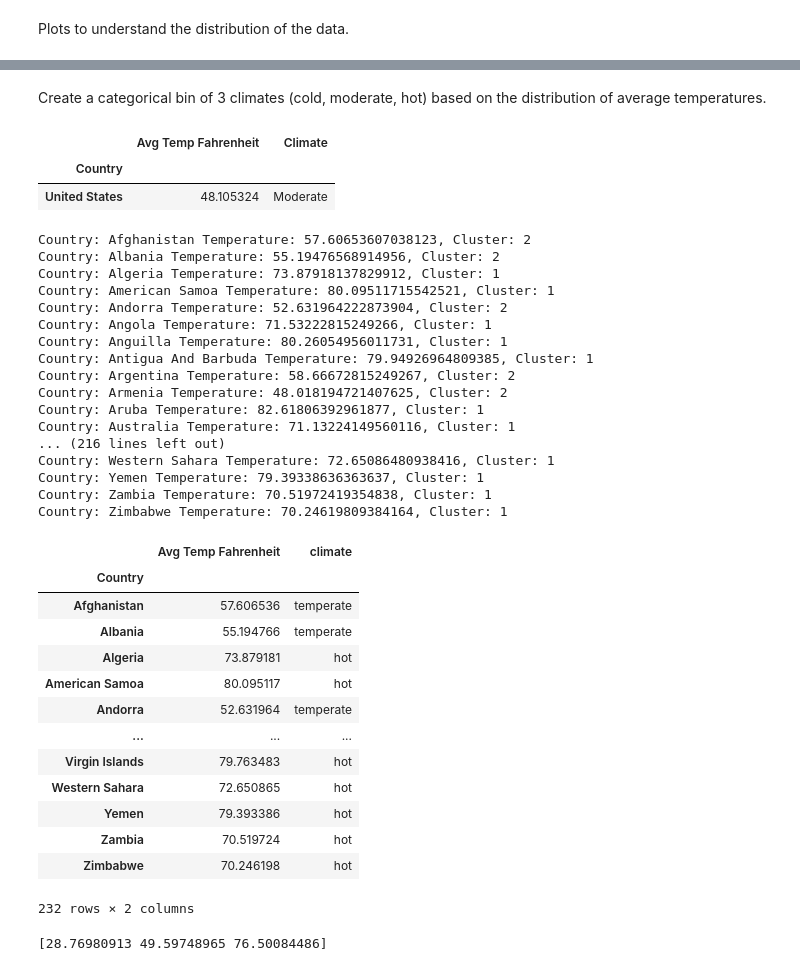
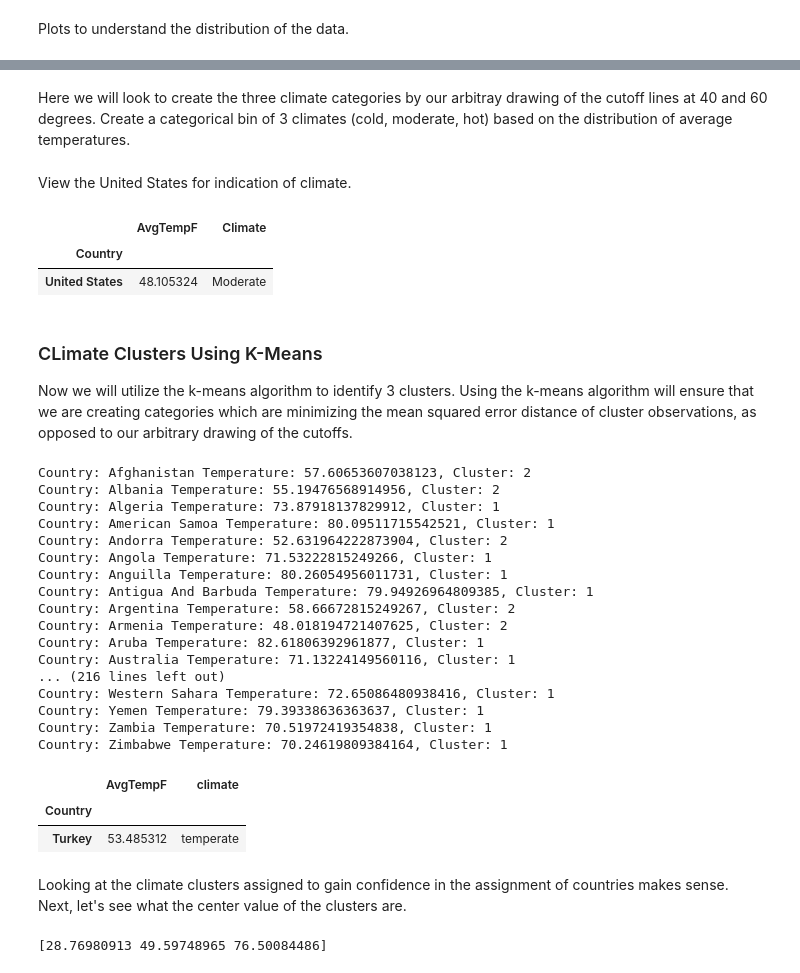
Before and after one commit to speedytmark/Draft_Project, a Jupyter notebook: Temperature.ipynb, the cells around one changed output, grey strips where cells are left out. Cells and saved outputs as stored; diff of their text form; code cells hidden in the pictures.

```diff
--- a/Temperature.ipynb
+++ b/Temperature.ipynb
@@ -180,6 +198,6 @@ memory usage: 12.5+ MB
 Now we'll convert the temperature to fahrenheit
 # %%
 #Convert temperature to fahrenheit
-temp['Avg Temp Fahrenheit']=temp['AverageTemperature'].apply(lambda x: (x*1.8)+32)
+temp['AvgTempF']=temp['AverageTemperature'].apply(lambda x: (x*1.8)+32)
 temp.head()
 # %% [output]
@@ -191,9 +209,7 @@ temp.head()
 | 1878 | 4.960 | 0.503 | Åland | 1900-05-01 | 40.9280 |
 # %%
 #Calculate average temp for each country
-country_temps=temp.groupby('Country')['Avg Temp Fahrenheit'].mean()
+country_temps=temp.groupby('Country')['AvgTempF'].mean()
 country_temps
-print(country_temps.nlargest(10))
-print(country_temps.nsmallest(10))
 # %% [output]
 Country
@@ -310,19 +345,21 @@ plt.show()
 [figure]
 # %% [markdown]
-Create a categorical bin of 3 climates (cold, moderate, hot) based on the distribution of average temperatures.
+Here we will look to create the three climate categories by our arbitray drawing of the cutoff lines at 40 and 60 degrees. Create a categorical bin of 3 climates (cold, moderate, hot) based on the distribution of average temperatures.
 # %%
 climate=pd.DataFrame(country_temps)
 climate['Climate']=pd.cut(country_temps,[-200,40,60,300],labels=['Cold','Moderate','Hot'])
+# %% [markdown]
+View the United States for indication of climate.
 # %%
 climate[climate.index=='United States']
 # %% [output]
-|  | Avg Temp Fahrenheit | Climate |
+|  | AvgTempF | Climate |
 | Country |  |  |
 | United States | 48.105324 | Moderate |
+# %% [markdown]
+### CLimate Clusters Using K-Means
+Now we will utilize the k-means algorithm to identify 3 clusters. Using the k-means algorithm will ensure that we are creating categories which are minimizing the mean squared error distance of cluster observations, as opposed to our arbitrary drawing of the cutoffs.
 # %%
-import numpy as np
-from sklearn.cluster import KMeans
-
 #Convert the series to an array and reshape
 temperatures=country_temps.array.reshape(-1, 1)
 #Create the KMeans model with 3 clusters
@@ -330,48 +367,40 @@ kmeans=KMeans(n_clusters=3, random_state=0)
 kmeans.fit(temperatures)
 #Get the cluster labels for each data point
 clusters=kmeans.labels_
 
 #Review the output of the model by printing the country, its temperature, and the corresponding cluster
 for country, temp, cluster in zip(country_temps.index, temperatures, clusters):
     print(f"Country: {country} Temperature: {temp[0]}, Cluster: {cluster}")
 #Create a new data frame with the country temps and add the associated cluster as a column
 climate2=pd.DataFrame(country_temps)
 climate2['climate']=clusters
 #Map the cluster to a climate description
 climate2['climate'].replace({0:'cold', 1:'hot', 2:'temperate'}, inplace=True)
-climate2
+climate2.sample()
 # %% [output]
 Country: Afghanistan Temperature: 57.60653607038123, Cluster: 2
 Country: Albania Temperature: 55.19476568914956, Cluster: 2
 Country: Algeria Temperature: 73.87918137829912, Cluster: 1
 Country: American Samoa Temperature: 80.09511715542521, Cluster: 1
 Country: Andorra Temperature: 52.631964222873904, Cluster: 2
 Country: Angola Temperature: 71.53222815249266, Cluster: 1
 Country: Anguilla Temperature: 80.26054956011731, Cluster: 1
 Country: Antigua And Barbuda Temperature: 79.94926964809385, Cluster: 1
 Country: Argentina Temperature: 58.66672815249267, Cluster: 2
 Country: Armenia Temperature: 48.018194721407625, Cluster: 2
 Country: Aruba Temperature: 82.61806392961877, Cluster: 1
 Country: Australia Temperature: 71.13224149560116, Cluster: 1
 ... (216 lines left out)
 Country: Western Sahara Temperature: 72.65086480938416, Cluster: 1
 Country: Yemen Temperature: 79.39338636363637, Cluster: 1
 Country: Zambia Temperature: 70.51972419354838, Cluster: 1
 Country: Zimbabwe Temperature: 70.24619809384164, Cluster: 1
-|  | Avg Temp Fahrenheit | climate |
+|  | AvgTempF | climate |
 | Country |  |  |
-| Afghanistan | 57.606536 | temperate |
-| Albania | 55.194766 | temperate |
-| Algeria | 73.879181 | hot |
-| American Samoa | 80.095117 | hot |
-| Andorra | 52.631964 | temperate |
-| ... | ... | ... |
-| Virgin Islands | 79.763483 | hot |
-| Western Sahara | 72.650865 | hot |
-| Yemen | 79.393386 | hot |
-| Zambia | 70.519724 | hot |
-| Zimbabwe | 70.246198 | hot |
+| Turkey | 53.485312 | temperate |
-232 rows × 2 columns
+# %% [markdown]
+Looking at the climate clusters assigned to gain confidence in the assignment of countries makes sense.
+Next, let's see what the center value of the clusters are.
 # %%
 #Investigate the centers of the clusters to see where they lie and how closely our arbitrary assignments worked
 centers=kmeans.cluster_centers_.flatten()
```
Also changed, not shown: parts of 46 cells of this notebook.
